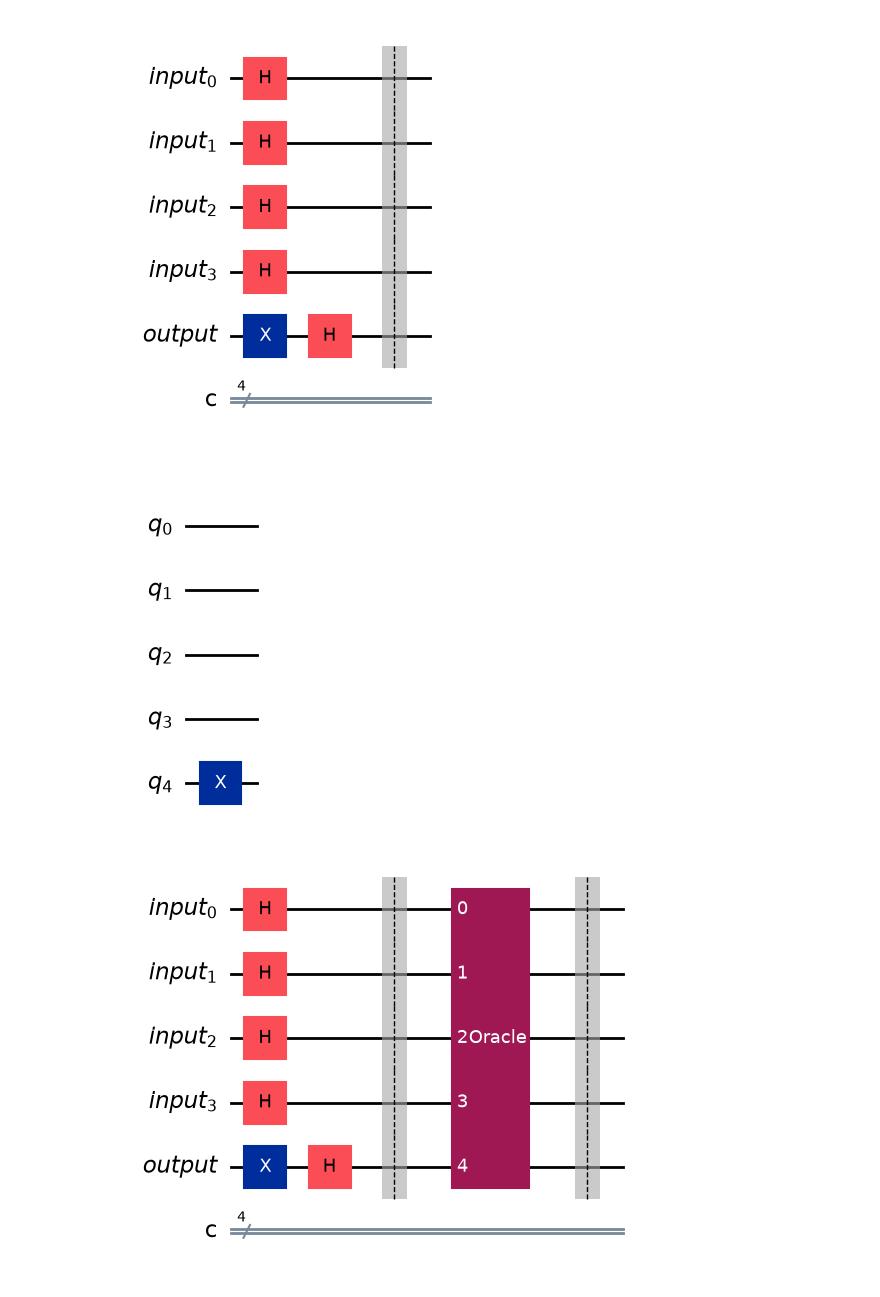
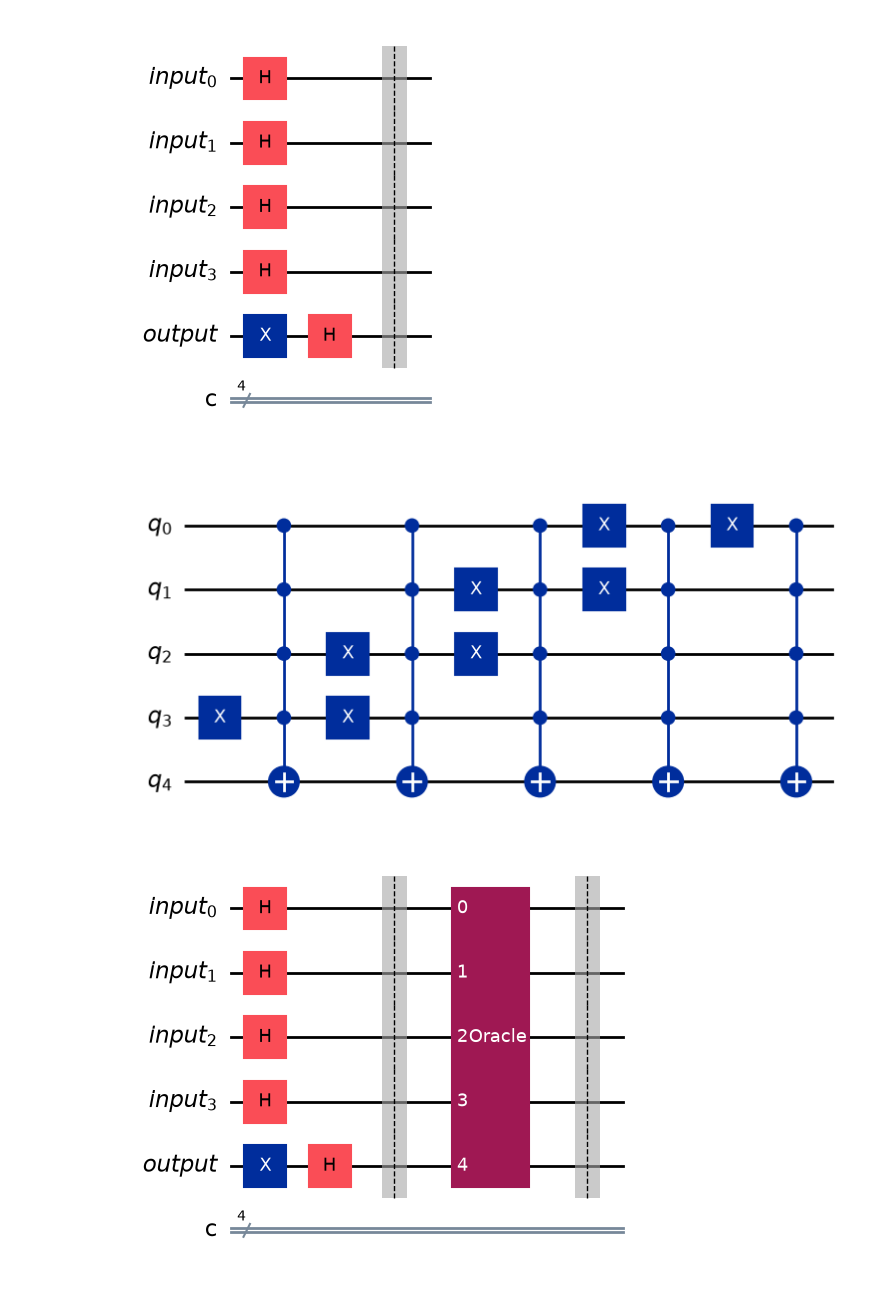
Before and after one commit to Hr15h1/qc_lab, a Jupyter notebook: deutsch_joscza_algorithm.ipynb, the cells around one changed output. Cells and saved outputs as stored; diff of their text form; code cells hidden in the pictures.

```diff
--- a/deutsch_joscza_algorithm.ipynb
+++ b/deutsch_joscza_algorithm.ipynb
@@ -69,10 +115,11 @@ def create_oracle(n, function_type="random", seed=None):
 # %%
-oracle, actual_function_type = create_oracle(n, function_type="random")
+# oracle, actual_function_type = create_oracle(n, function_type="random")
+oracle, actual_function_type = create_oracle(n, function_type="majority")
 qc.append(oracle.decompose(), list(range(n + 1)))
 qc.barrier()
 oracle.draw("mpl")
 # %% [output]
-[figure, old version]
+[figure, new version]
 # %%
 qc.decompose()
 qc.draw(output='mpl')
```
Also changed, not shown: parts of 3 cells of this notebook.
